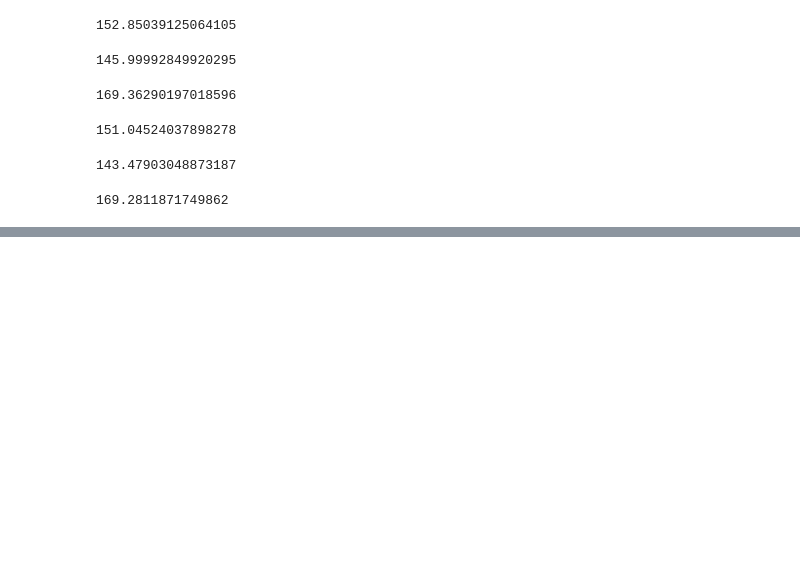
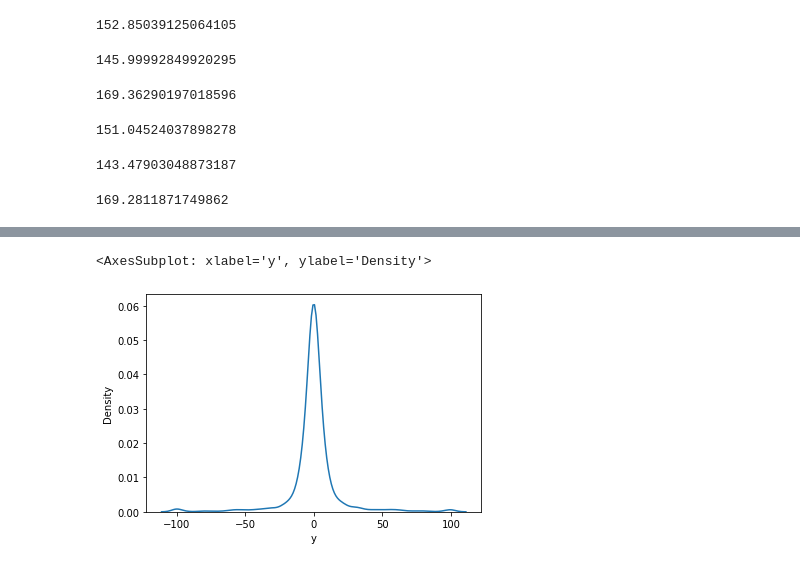
Before and after one commit to ejowik/2022Z-big-data-analytics, a Jupyter notebook: src/ml/linear_regression.ipynb, the cells around one changed output, grey strips where cells are left out. Drawn from its saved outputs; the diff is of its cells as text; code cells hidden in the pictures; blank space fills up the shorter version.

```diff
--- a/src/ml/linear_regression.ipynb
+++ b/src/ml/linear_regression.ipynb
@@ -209,0 +234,5 @@ fig.tight_layout()
+# %%
+sns.kdeplot(test_summary.y)
+# %% [output]
+<AxesSubplot: xlabel='y', ylabel='Density'>
+[figure, added]
```
Also changed, not shown: parts of 8 cells of this notebook, 1 other file.
